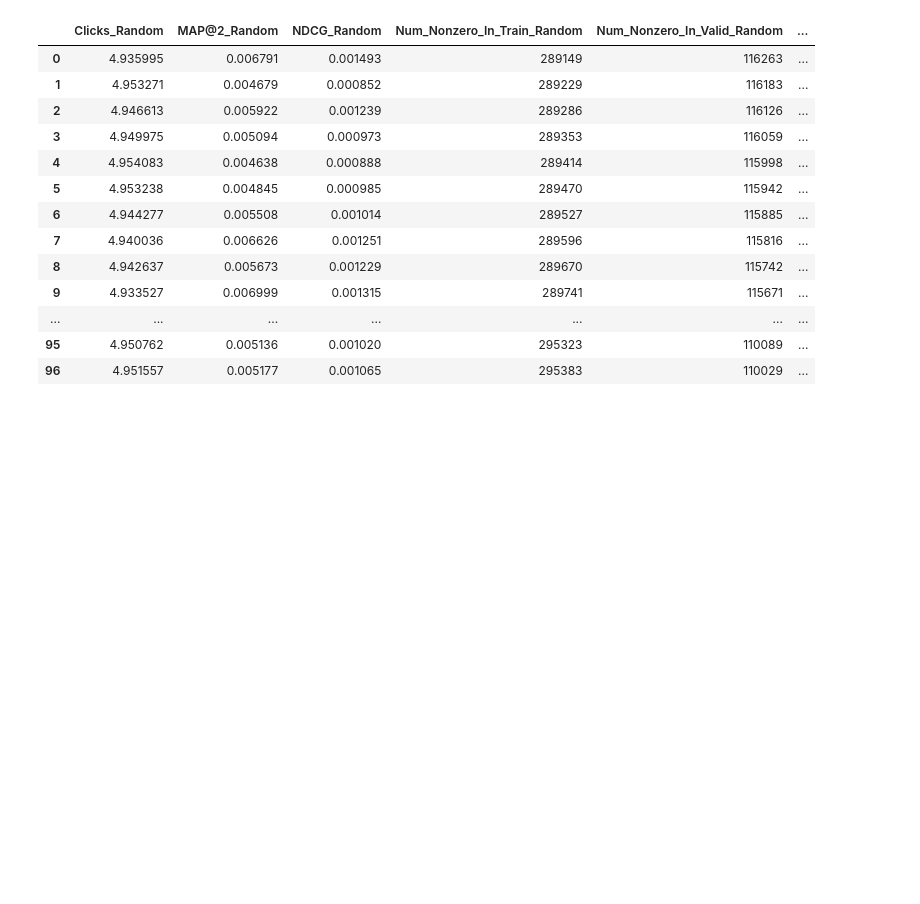
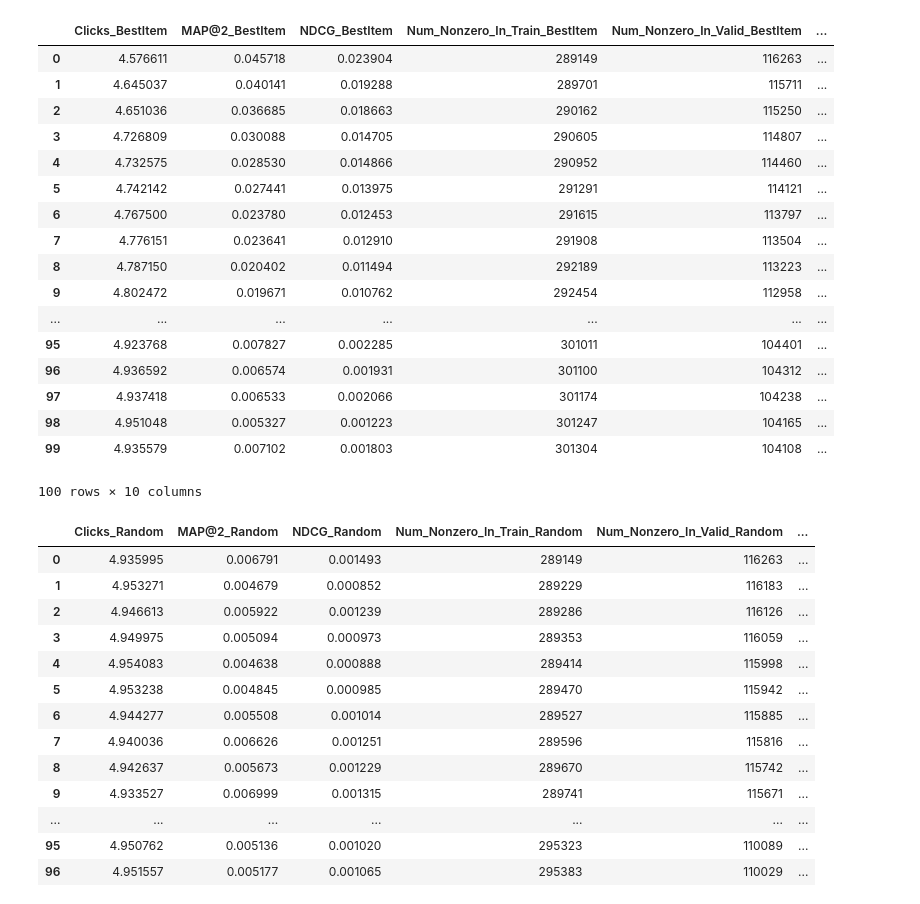
Before and after one commit to wuga214/Q-VAE-Recommendation, a Jupyter notebook: Kai Plot/Plot.ipynb, the cells around one changed output. Saved outputs shown, nothing was run; the diff lists cells and outputs as text; code cells hidden in the pictures; blank space fills up the shorter version.

```diff
--- a/Kai Plot/Plot.ipynb
+++ b/Kai Plot/Plot.ipynb
@@ -15,6 +15,33 @@ def preprocess_df(name):
     df['Recall@2'] = df['Recall@2'].apply(lambda x: x[0])
     df['Clicks'] = df['Clicks'].apply(lambda x: x[0])
     return df
+# %%
+
+BestItem_100steps_2items_per_step_per_user_retrain_every_100steps = preprocess_df("BestItem_100steps_2items_per_step_per_user_retrain_every_100steps")
+BestItem_100steps_2items_per_step_per_user_retrain_every_100steps.columns = ["Clicks_BestItem", "MAP@2_BestItem", "NDCG_BestItem",
+                                              "Num_Nonzero_In_Train_BestItem", "Num_Nonzero_In_Valid_BestItem",
+                                              "Num_Unmasked_Negative_BestItem", "Num_Unmasked_Positive_BestItem",
+                                              "Precision@2_BestItem", "R-Precision_BestItem", "Recall@2_BestItem"]
+BestItem_100steps_2items_per_step_per_user_retrain_every_100steps
+# %% [output]
+|  | Clicks_BestItem | MAP@2_BestItem | NDCG_BestItem | Num_Nonzero_In_Train_BestItem | Num_Nonzero_In_Valid_BestItem | ... |
+| 0 | 4.576611 | 0.045718 | 0.023904 | 289149 | 116263 | ... |
+| 1 | 4.645037 | 0.040141 | 0.019288 | 289701 | 115711 | ... |
+| 2 | 4.651036 | 0.036685 | 0.018663 | 290162 | 115250 | ... |
+| 3 | 4.726809 | 0.030088 | 0.014705 | 290605 | 114807 | ... |
+| 4 | 4.732575 | 0.028530 | 0.014866 | 290952 | 114460 | ... |
+| 5 | 4.742142 | 0.027441 | 0.013975 | 291291 | 114121 | ... |
+| 6 | 4.767500 | 0.023780 | 0.012453 | 291615 | 113797 | ... |
+| 7 | 4.776151 | 0.023641 | 0.012910 | 291908 | 113504 | ... |
+| 8 | 4.787150 | 0.020402 | 0.011494 | 292189 | 113223 | ... |
+| 9 | 4.802472 | 0.019671 | 0.010762 | 292454 | 112958 | ... |
+| ... | ... | ... | ... | ... | ... | ... |
+| 95 | 4.923768 | 0.007827 | 0.002285 | 301011 | 104401 | ... |
+| 96 | 4.936592 | 0.006574 | 0.001931 | 301100 | 104312 | ... |
+| 97 | 4.937418 | 0.006533 | 0.002066 | 301174 | 104238 | ... |
+| 98 | 4.951048 | 0.005327 | 0.001223 | 301247 | 104165 | ... |
+| 99 | 4.935579 | 0.007102 | 0.001803 | 301304 | 104108 | ... |
+100 rows × 10 columns
 # %%
 random_100times_2items_per_time_df = preprocess_df("random_100times_2items_per_time_df")
 random_100times_2items_per_time_df.columns = ["Clicks_Random", "MAP@2_Random", "NDCG_Random",
```
Also changed, not shown: parts of 2 cells of this notebook, 15 other files.
